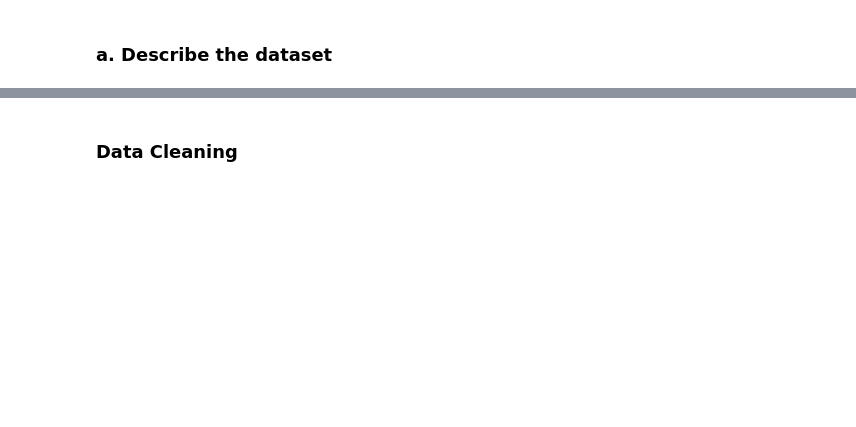
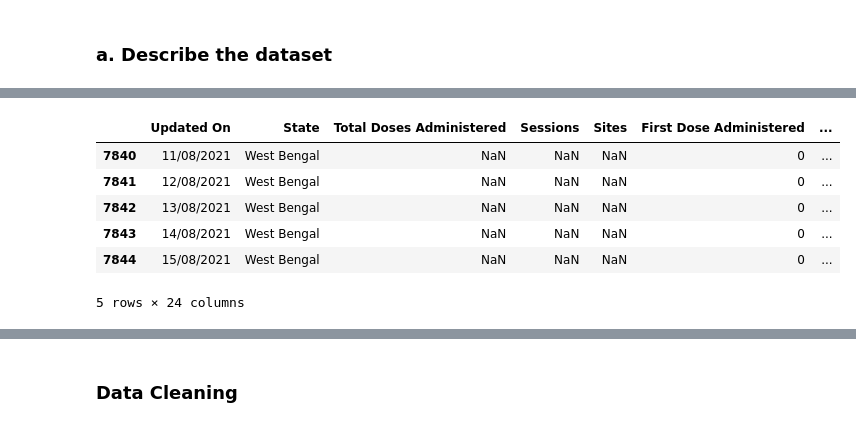
Before and after one commit to prathameshks/College-Code, a Jupyter notebook: DSBDAL/practical c4/c4.ipynb, the cells around one changed output, grey strips where cells are left out. Drawn from its saved outputs; the diff is of its cells as text; code cells hidden in the pictures; blank space fills up the shorter version.

```diff
--- a/DSBDAL/practical c4/c4.ipynb
+++ b/DSBDAL/practical c4/c4.ipynb
@@ -20,3 +31,13 @@ df = pd.read_csv('covid_vaccine_statewise.csv')
+# %%
+df.tail()
+# %% [output]
+|  | Updated On | State | Total Doses Administered | Sessions | Sites | First Dose Administered | ... |
+| 7840 | 11/08/2021 | West Bengal | NaN | NaN | NaN | 0 | ... |
+| 7841 | 12/08/2021 | West Bengal | NaN | NaN | NaN | 0 | ... |
+| 7842 | 13/08/2021 | West Bengal | NaN | NaN | NaN | 0 | ... |
+| 7843 | 14/08/2021 | West Bengal | NaN | NaN | NaN | 0 | ... |
+| 7844 | 15/08/2021 | West Bengal | NaN | NaN | NaN | 0 | ... |
+5 rows × 24 columns
 # %%
 df.info()
 # %% [output]
```
Also changed, not shown: parts of 19 cells of this notebook.
